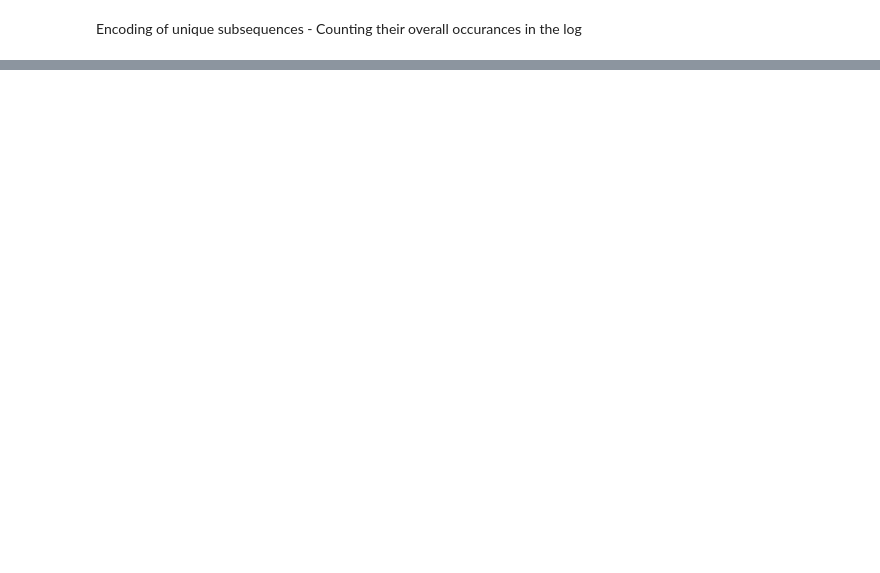
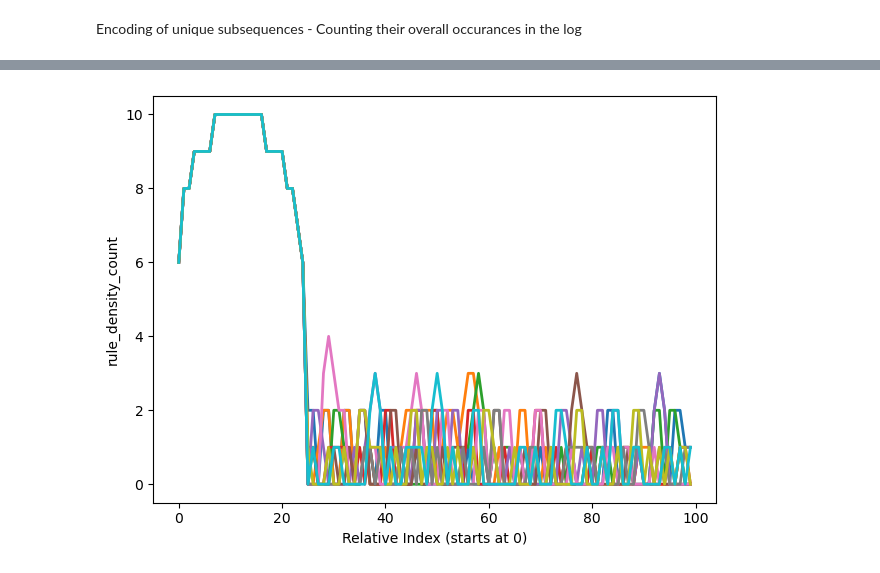
Before and after one commit to thohenadl/TSMDforUILogs, a Jupyter notebook: JupyterNotebooks/01_GrammerBasedMotifDiscovery.ipynb, the cells around one changed output, grey strips where cells are left out. Cells and saved outputs as stored; diff of their text form; code cells hidden in the pictures; blank space fills up the shorter version.

```diff
--- a/JupyterNotebooks/01_GrammerBasedMotifDiscovery.ipynb
+++ b/JupyterNotebooks/01_GrammerBasedMotifDiscovery.ipynb
@@ -128 +173,15 @@ Exec. Time with loops: 2.859 seconds
+# %%
+colors = plt.cm.tab10.colors
+for i, start in enumerate(ground_truth["start_index"]):
+    end = start+100
+    y = log.iloc[start:end]["rule_density_count"].to_numpy()
+    x = range(len(y))  # all start at 0
+    plt.plot(x, y, color=colors[i % len(colors)], linewidth=2, label=f"Range {start}-{end}")
+
+plt.xlabel("Relative Index (starts at 0)")
+plt.ylabel("rule_density_count")
+plt.tight_layout()
+plt.show()
+# %% [output]
+[figure, added]
 # %%
```
Also changed, not shown: parts of 9 cells of this notebook, 2 other files.
